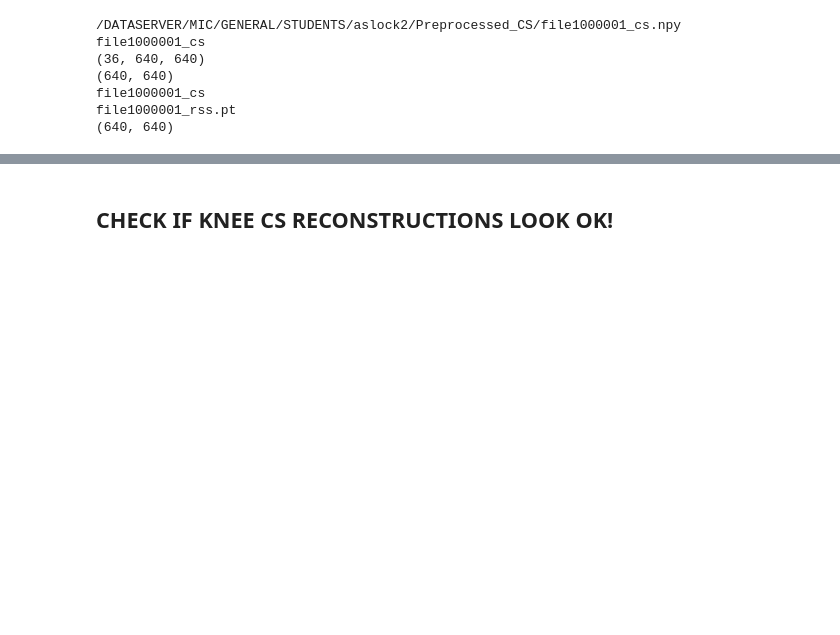
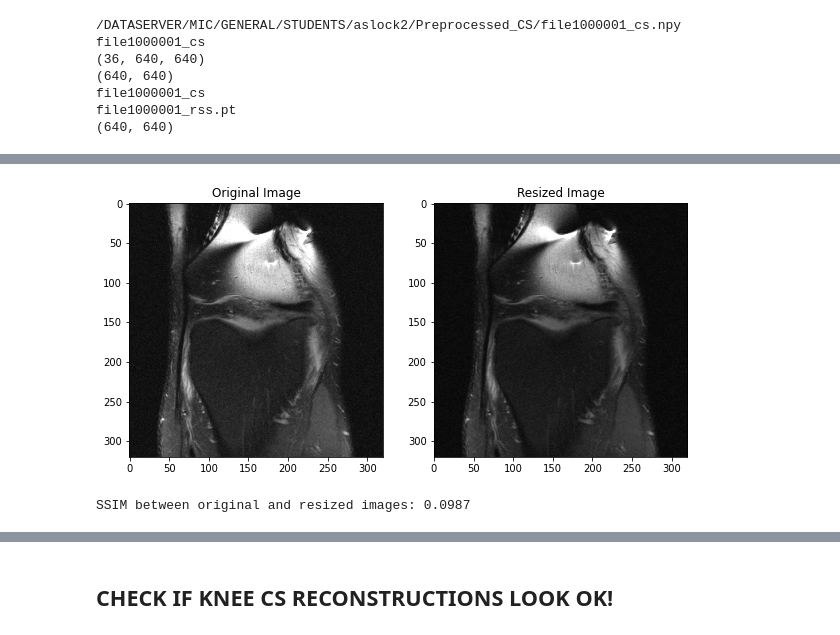
Before and after one commit to AlexSlock/fastMRI-hybrid-modelling, a Jupyter notebook: CSUNet/PreprocessingCode/preprocessing_tests.ipynb, the cells around one changed output, grey strips where cells are left out. Cells and saved outputs as stored; diff of their text form; code cells hidden in the pictures; blank space fills up the shorter version.

```diff
--- a/CSUNet/PreprocessingCode/preprocessing_tests.ipynb
+++ b/CSUNet/PreprocessingCode/preprocessing_tests.ipynb
@@ -47,0 +151,71 @@ file1000001_rss.pt
+# %%
+import torch.nn.functional as F
+## Rescale an Image to the Original Shape
+def resize_image(image: torch.Tensor, target_size: tuple) -> torch.Tensor:
+    """
+    Resize a 2D image tensor to a target size using bilinear interpolation.
+
+    Args:
+        image: Image tensor of shape (H, W) or (1, H, W)
+        target_size: Tuple (new_h, new_w)
+
+    Returns:
+        Resized image tensor
+    """
+    if image.dtype == np.ndarray: # given is RSS reconstruction= numpy array of (H, W)
+        # Convert to tensor and add batch and channel dimensions
+        image = T.to_tensor(image)
+
+    if image.ndim == 2:
+        # Add batch and channel dimensions
+        image = image.unsqueeze(0).unsqueeze(0)  # shape (1, 1, H, W)
+
+    elif image.ndim == 3: # given is output of network= torch tensor of (1, H, W)
+        # Add batch dimension
+        image = image.unsqueeze(0)  # shape (1, 1, H, W) or (1, C, H, W)
+
+    resized = F.interpolate(image, size=target_size, mode='bilinear', align_corners=False)
+    return resized.squeeze()  # remove added batch and channel dims if needed
+
+target_resized = resize_image(target_torch, target_shape)
+target_resized = T.center_crop(target_resized, (320, 320))
+
+# plot original and resized next to each other:
+fig, ax = plt.subplots(1, 2, figsize=(10, 5))
+ax[0].imshow(original_rss_torch.numpy(), cmap='gray')
+ax[0].set_title('Original Image')
+ax[1].imshow(target_resized.numpy(), cmap='gray')
+ax[1].set_title('Resized Image')
+plt.show()
+# %% [output]
+[figure, added]
+# %%
+## min max normalize both and compute ssim
+import torch
+import torch.nn.functional as F
+from skimage.metrics import structural_similarity as ssim
+
+def compute_ssim(image1: np.ndarray, image2: np.ndarray) -> float:
+    """
+    Compute the Structural Similarity Index (SSIM) between two images.
+
+    Args:
+        image1: First image (numpy array)
+        image2: Second image (numpy array)
+
+    Returns:
+        SSIM value
+    """
+    return ssim(image1, image2, data_range=image1.max())
+# ensure both same datatype + range before computing ssim
+original_rss_ssim = original_rss_torch.numpy().astype(np.float32)
+target_ssim= target_resized.numpy().astype(np.float32)
+# Normalize images to [0, 1]
+original_rss_ssim = (original_rss_ssim - original_rss_ssim.min()) / (original_rss_ssim.max() - original_rss_ssim.min())
+target_ssim = (target_ssim - target_ssim.min()) / (target_ssim.max() - target_ssim.min())
+
+# Compute SSIM
+ssim_value = compute_ssim(original_rss_ssim, target_ssim)
+print(f"SSIM between original and resized images: {ssim_value:.4f}")
+# %% [output]
+SSIM between original and resized images: 0.0987
```
Also changed, not shown: parts of 13 cells of this notebook, 6 other files.
